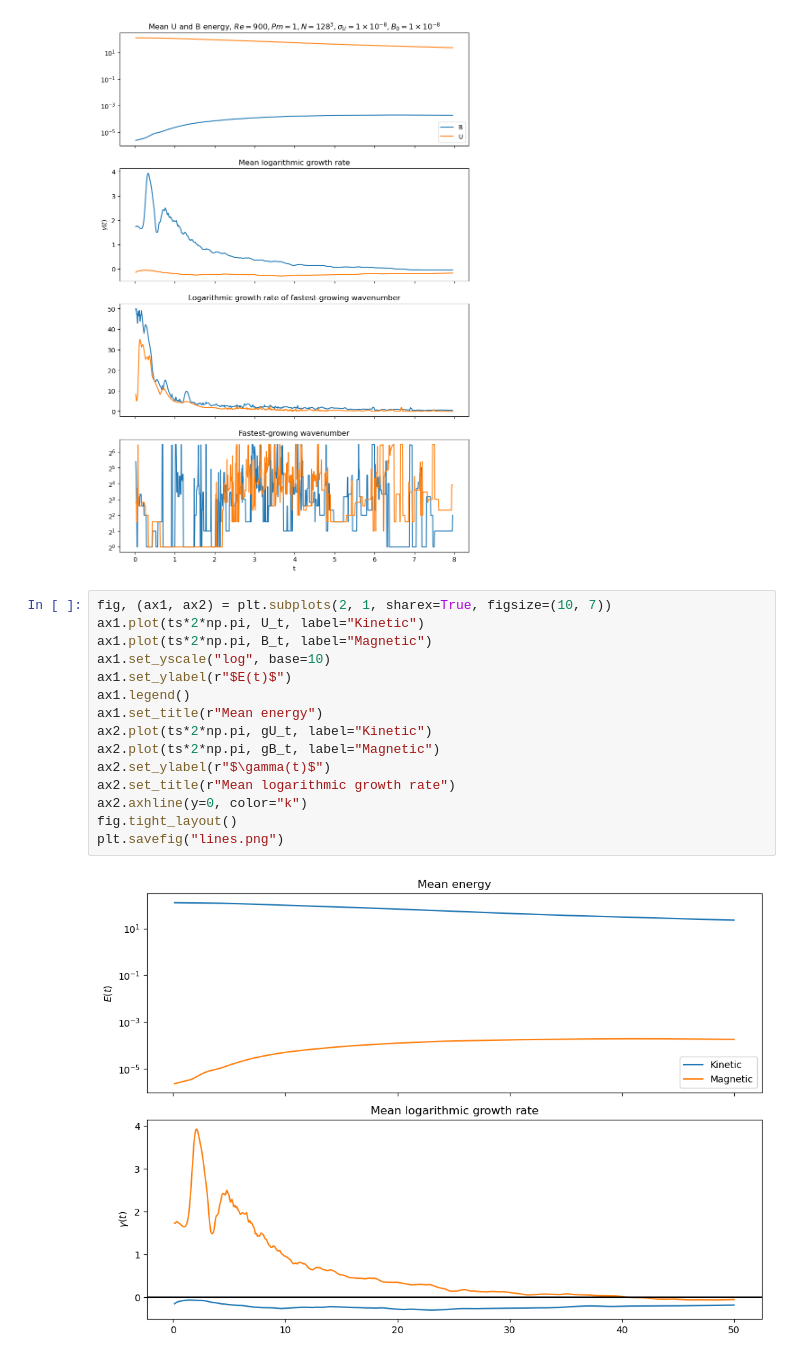
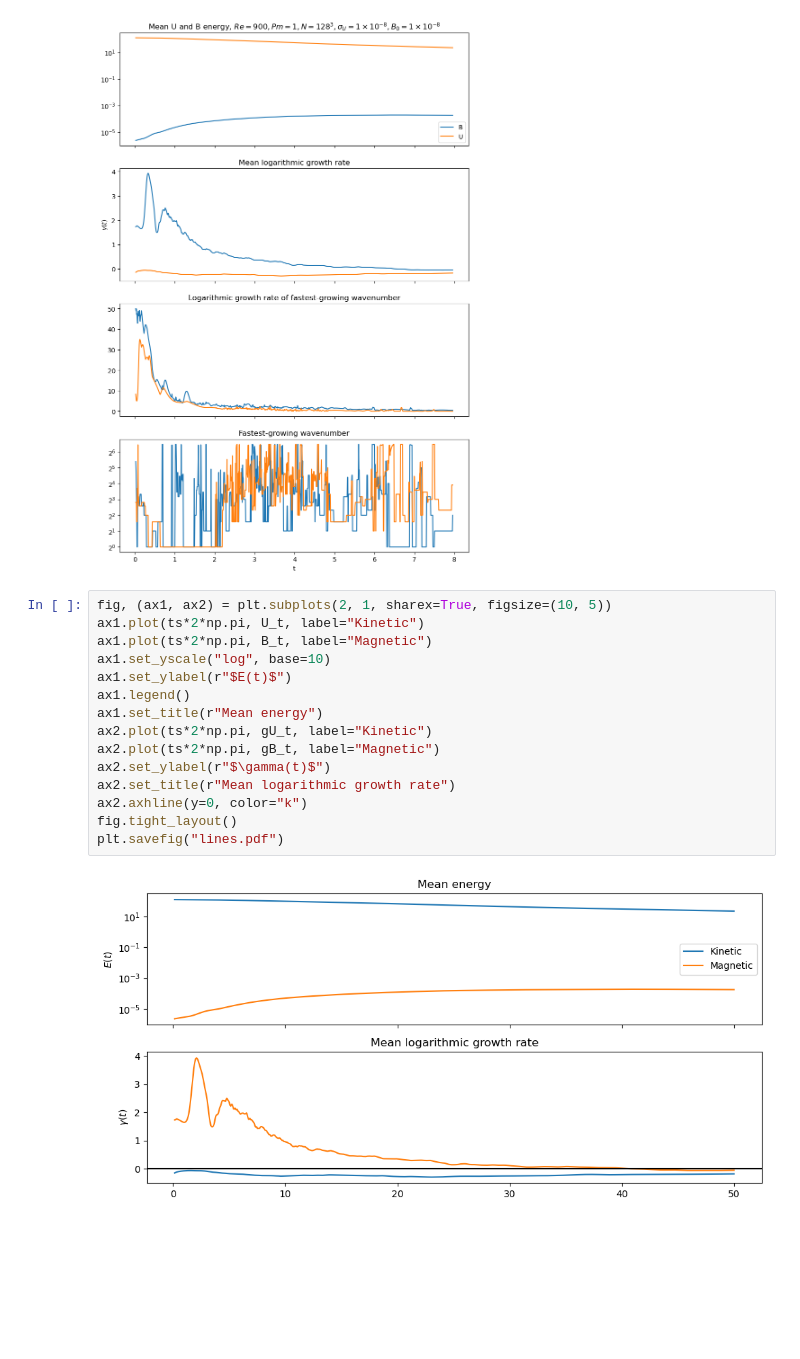
Before and after one commit to ben-goldman/khmhd, a Jupyter notebook: src/plot_gamma_spectrum.ipynb, the cells around one changed output. Cells and saved outputs as stored; diff of their text form; blank space fills up the shorter version.

```diff
--- a/src/plot_gamma_spectrum.ipynb
+++ b/src/plot_gamma_spectrum.ipynb
@@ -88,19 +88,19 @@ plt.savefig("gUB_t.pdf")
 # %% [output]
 [figure]
 # %%
-fig, (ax1, ax2) = plt.subplots(2, 1, sharex=True, figsize=(10, 7))
+fig, (ax1, ax2) = plt.subplots(2, 1, sharex=True, figsize=(10, 5))
 ax1.plot(ts*2*np.pi, U_t, label="Kinetic")
 ax1.plot(ts*2*np.pi, B_t, label="Magnetic")
 ax1.set_yscale("log", base=10)
 ax1.set_ylabel(r"$E(t)$")
 ax1.legend()
 ax1.set_title(r"Mean energy")
 ax2.plot(ts*2*np.pi, gU_t, label="Kinetic")
 ax2.plot(ts*2*np.pi, gB_t, label="Magnetic")
 ax2.set_ylabel(r"$\gamma(t)$")
 ax2.set_title(r"Mean logarithmic growth rate")
 ax2.axhline(y=0, color="k")
 fig.tight_layout()
-plt.savefig("lines.png")
+plt.savefig("lines.pdf")
 # %% [output]
-[figure, old version]
+[figure, new version]
```
Also changed, not shown: 10 other files.
